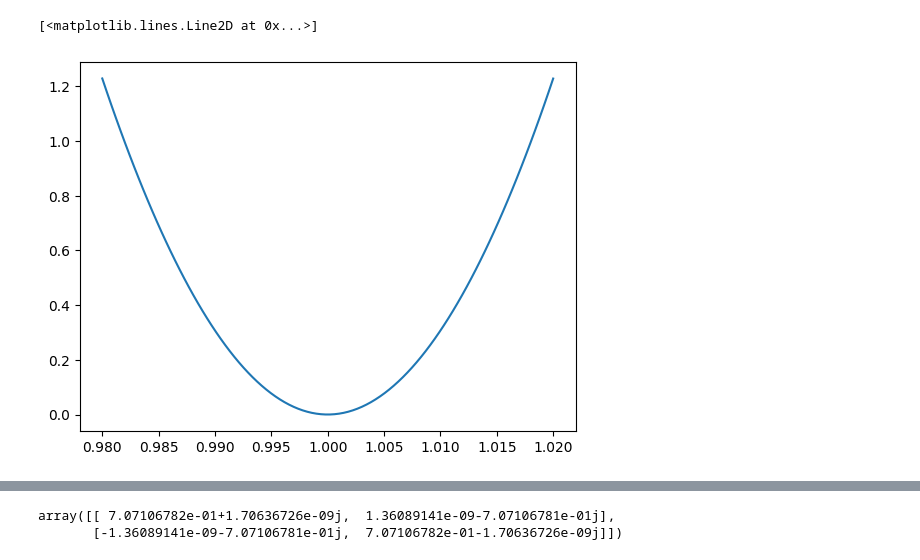
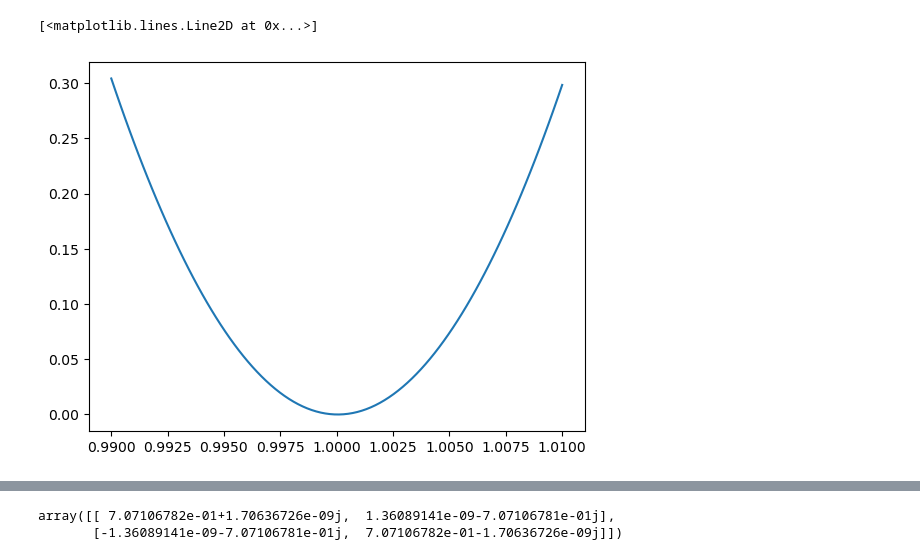
Before and after one commit to hemantkatiyar/pulse1Q, a Jupyter notebook: checking_graident.ipynb, the cells around one changed output, grey strips where cells are left out. Cells and saved outputs as stored; diff of their text form; code cells hidden in the pictures.

```diff
--- a/checking_graident.ipynb
+++ b/checking_graident.ipynb
@@ -12,11 +21,13 @@ max_amp = 2 * np.pi * 25e3
 sx,sy,sz, ssx, ssy, ssz, Had = utils.get_spinops(nions,1/300)
 utarg = expm(-1j * (np.pi / 2 ) * sx[0] / 2)
 
-tau = 40e-6
+tau = 50e-6
 nsegments = 200
 del_t = tau/nsegments
-x0 = np.random.rand(nsegments*2);
-# x0 = result.x
+# x0 = np.random.rand(nsegments*2);
+# x0 = np.load('xinitial.npy')
+x0 = result.x
+# x0 = xsmooth
 # x2 = np.load('x120s_optimized.npy');
 # x0 = utils.smooth_pulse(x2,60,2)
 # x0 = np.load('x30s_optimized.npy');
@@ -27,17 +38,23 @@ x0 = np.random.rand(nsegments*2);
 # x0 = utils.smooth_pulse(x1,50,2)
 
 # rfi=[1]+np.linspace(0,1/300,5).tolist()
-rfi=[1]
-# rfi=[1.01,1,0.99]
+# rfi=[1]
+# rfi=[1.01,1.009,1.008,1.007,1.006,1.005,1.004,1.003,1.002,1.001,1,0.999,0.998,0.997,0.996,0.995,.994,0.993,0.992,0.991,0.990]
+rfi=[1.002,1.001,1,0.999,0.998]
+# rfi = np.linspace(0.98,1.02,25).tolist()
+# rffull = np.linspace(0,1/300,25); rffull[0]=1
+# rfi = rffull.tolist()
 print(utils.calc_fidelity6_ct(x0, nsegments, rfi, ssx, ssy, utarg, del_t, nions, max_amp))
+# bnd = Bounds(lb=-penal,ub=penal)
 bnd = Bounds(lb=-np.ones(nsegments*2),ub=np.ones(nsegments*2))
 result = minimize(utils.calc_fidelity6_ct,
          x0=x0,
          jac=utils.calc_grad2,
          args = (nsegments, rfi, ssx, ssy, utarg, del_t, nions, max_amp),
          method='L-BFGS-B',
-         options={'disp':True, 'gtol':1e-16 },
+         options={'disp':True, 'gtol':1e-16, 'ftol':1e-16},
          bounds=bnd,
         )
 result
+# np.save('xinitial.npy', result.x)
 # %% [output]
@@ -70,0 +99,8 @@ CONVERGENCE: REL_REDUCTION_OF_F_<=_FACTR*EPSMCH
+# %%
+xx = np.load('xinitial.npy')
+rfi_range = np.linspace(0.99,1.01,100)
+infid2=[]
+for rfiv in rfi_range:
+    infid2.append(utils.calc_fidelity6_ct(xx, nsegments, [rfiv], ssx, ssy, utarg, del_t, nions, max_amp))
+
+plt.plot(rfi_range,infid2)
@@ -71,10 +110,12 @@ CONVERGENCE: REL_REDUCTION_OF_F_<=_FACTR*EPSMCH
 # %%
-rfi_range = np.linspace(0.98,1.02,100)
+rfi_range = np.linspace(0.99,1.01,100)
 infid=[]
 for rfiv in rfi_range:
     infid.append(utils.calc_fidelity6_ct(result.x, nsegments, [rfiv], ssx, ssy, utarg, del_t, nions, max_amp))
 
 plt.plot(rfi_range,infid)
+# plt.plot(rfi_range,infid2)
+# plt.yscale('log')
 # %% [output]
 [<matplotlib.lines.Line2D at 0x...>]
-[figure, old version]
+[figure, new version]
```
Also changed, not shown: parts of 13 cells of this notebook, 10 other files.
